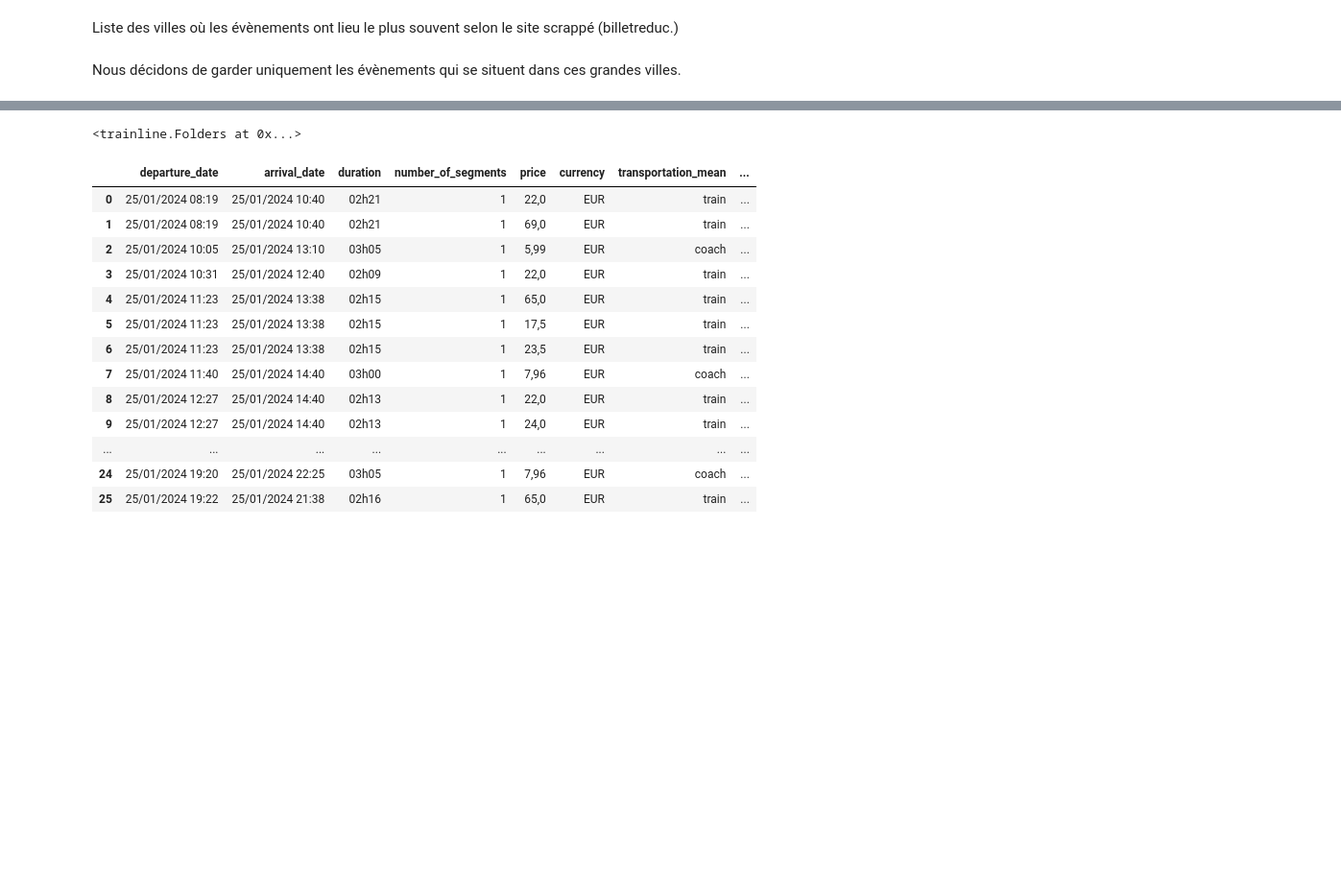
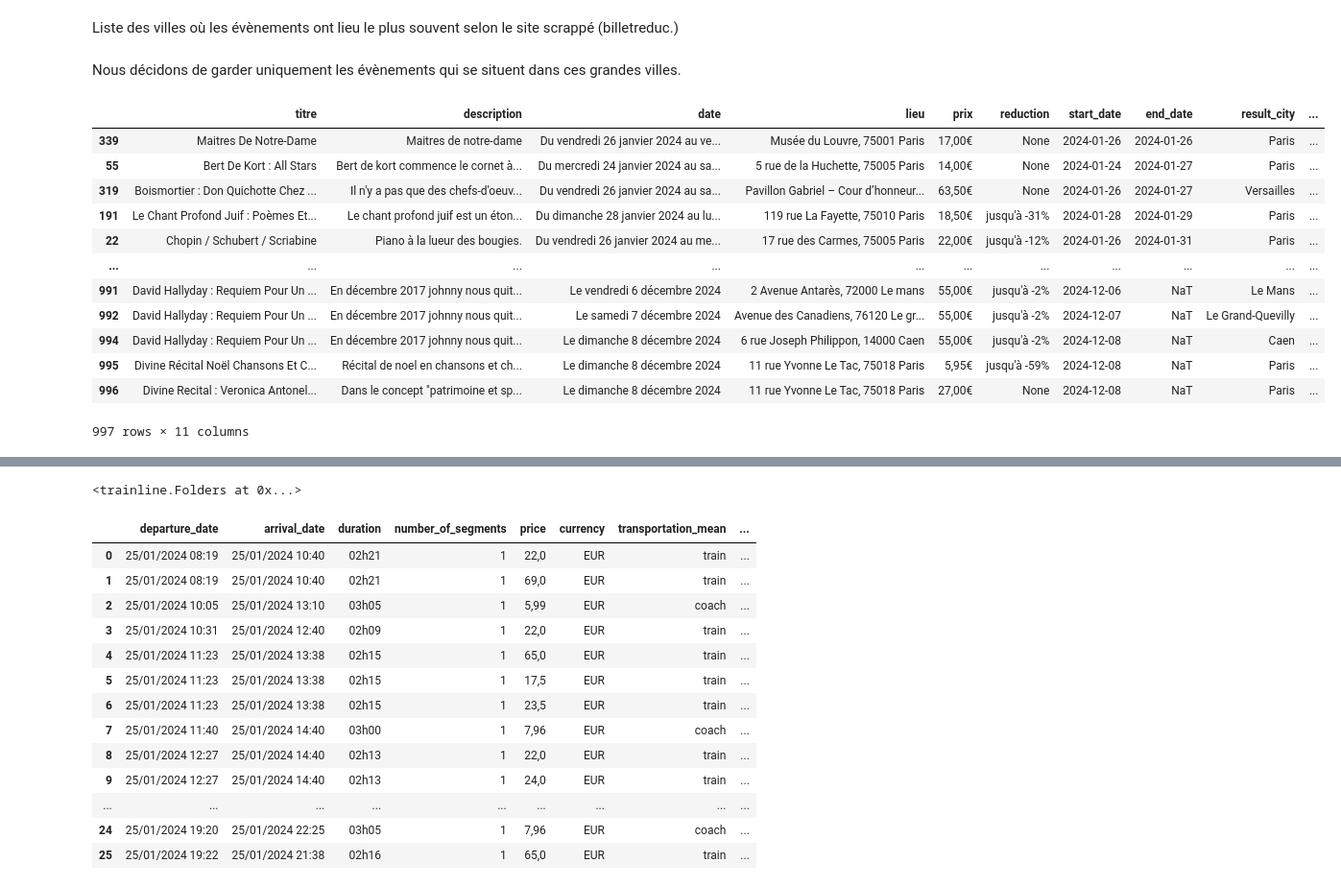
Before and after one commit to minji-km/Cultural-event-and-train-planner-in-France-, a Jupyter notebook: scrapping_cultural_events.ipynb, the cells around one changed output, grey strips where cells are left out. Shown at 96% size. Drawn from its saved outputs; the diff is of its cells as text; code cells hidden in the pictures; blank space fills up the shorter version.

```diff
--- a/scrapping_cultural_events.ipynb
+++ b/scrapping_cultural_events.ipynb
@@ -169,5 +171,21 @@ grd_villes = ['Paris', 'Avignon', 'Bordeaux', 'Lille', 'Lyon', 'Marseille',
               'Montpellier', 'Nantes', 'Nice', 'Toulouse']
 # %% [markdown]
 Nous décidons de garder uniquement les évènements qui se situent dans ces grandes villes.
+# %%
+df.sort_values("end_date")
+# %% [output]
+|  | titre | description | date | lieu | prix | reduction | start_date | end_date | result_city | ... |
+| 339 | Maitres De Notre-Dame | Maitres de notre-dame | Du vendredi 26 janvier 2024 au ve... | Musée du Louvre, 75001 Paris | 17,00€ | None | 2024-01-26 | 2024-01-26 | Paris | ... |
+| 55 | Bert De Kort : All Stars | Bert de kort commence le cornet à... | Du mercredi 24 janvier 2024 au sa... | 5 rue de la Huchette, 75005 Paris | 14,00€ | None | 2024-01-24 | 2024-01-27 | Paris | ... |
+| 319 | Boismortier : Don Quichotte Chez ... | Il n'y a pas que des chefs-d'oeuv... | Du vendredi 26 janvier 2024 au sa... | Pavillon Gabriel – Cour d’honneur... | 63,50€ | None | 2024-01-26 | 2024-01-27 | Versailles | ... |
+| 191 | Le Chant Profond Juif : Poèmes Et... | Le chant profond juif est un éton... | Du dimanche 28 janvier 2024 au lu... | 119 rue La Fayette, 75010 Paris | 18,50€ | jusqu'à -31% | 2024-01-28 | 2024-01-29 | Paris | ... |
+| 22 | Chopin / Schubert / Scriabine | Piano à la lueur des bougies. | Du vendredi 26 janvier 2024 au me... | 17 rue des Carmes, 75005 Paris | 22,00€ | jusqu'à -12% | 2024-01-26 | 2024-01-31 | Paris | ... |
+| ... | ... | ... | ... | ... | ... | ... | ... | ... | ... | ... |
+| 991 | David Hallyday : Requiem Pour Un ... | En décembre 2017 johnny nous quit... | Le vendredi 6 décembre 2024 | 2 Avenue Antarès, 72000 Le mans | 55,00€ | jusqu'à -2% | 2024-12-06 | NaT | Le Mans | ... |
+| 992 | David Hallyday : Requiem Pour Un ... | En décembre 2017 johnny nous quit... | Le samedi 7 décembre 2024 | Avenue des Canadiens, 76120 Le gr... | 55,00€ | jusqu'à -2% | 2024-12-07 | NaT | Le Grand-Quevilly | ... |
+| 994 | David Hallyday : Requiem Pour Un ... | En décembre 2017 johnny nous quit... | Le dimanche 8 décembre 2024 | 6 rue Joseph Philippon, 14000 Caen | 55,00€ | jusqu'à -2% | 2024-12-08 | NaT | Caen | ... |
+| 995 | Divine Récital Noël Chansons Et C... | Récital de noel en chansons et ch... | Le dimanche 8 décembre 2024 | 11 rue Yvonne Le Tac, 75018 Paris | 5,95€ | jusqu'à -59% | 2024-12-08 | NaT | Paris | ... |
+| 996 | Divine Recital : Veronica Antonel... | Dans le concept "patrimoine et sp... | Le dimanche 8 décembre 2024 | 11 rue Yvonne Le Tac, 75018 Paris | 27,00€ | None | 2024-12-08 | NaT | Paris | ... |
+997 rows × 11 columns
 # %%
 df = df[df['result_city'].isin(grd_villes)]
```
Also changed, not shown: parts of 3 cells of this notebook.
